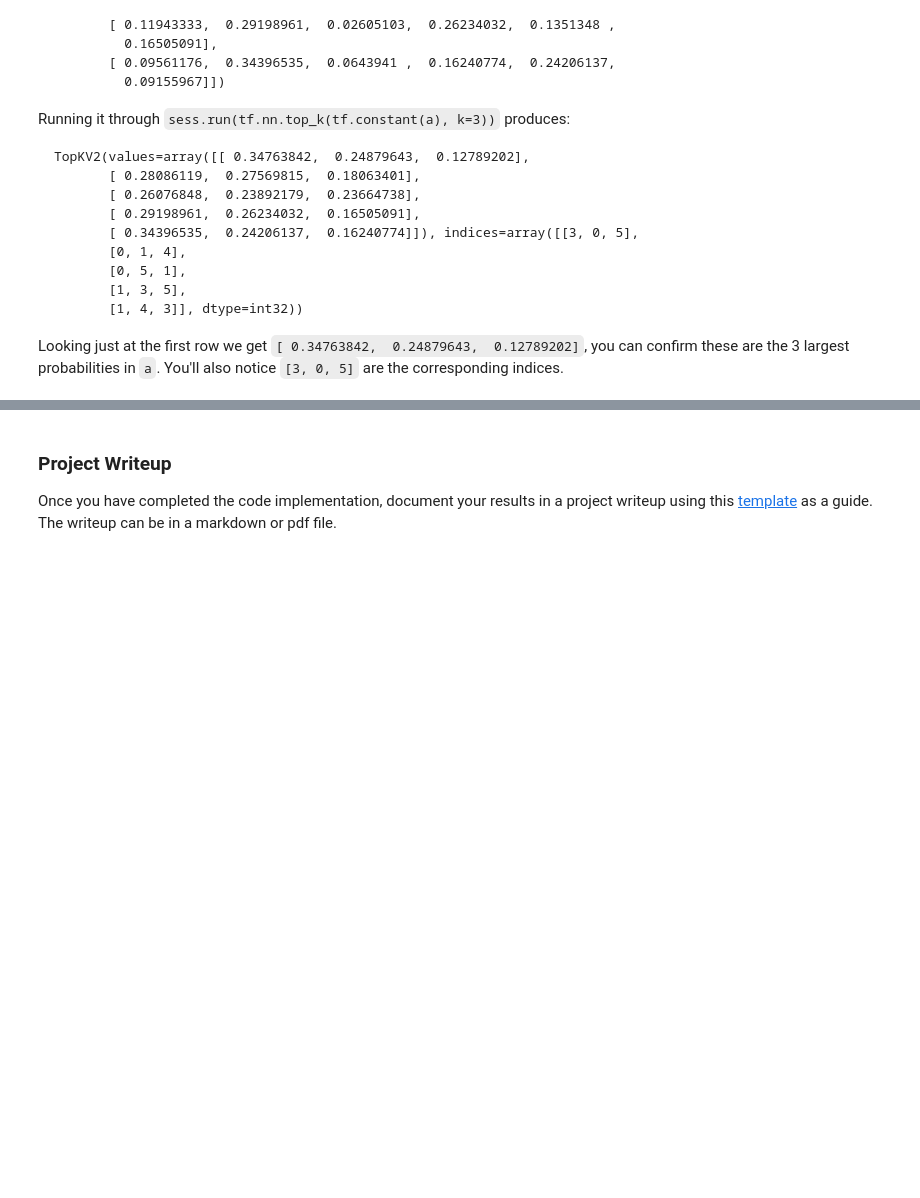
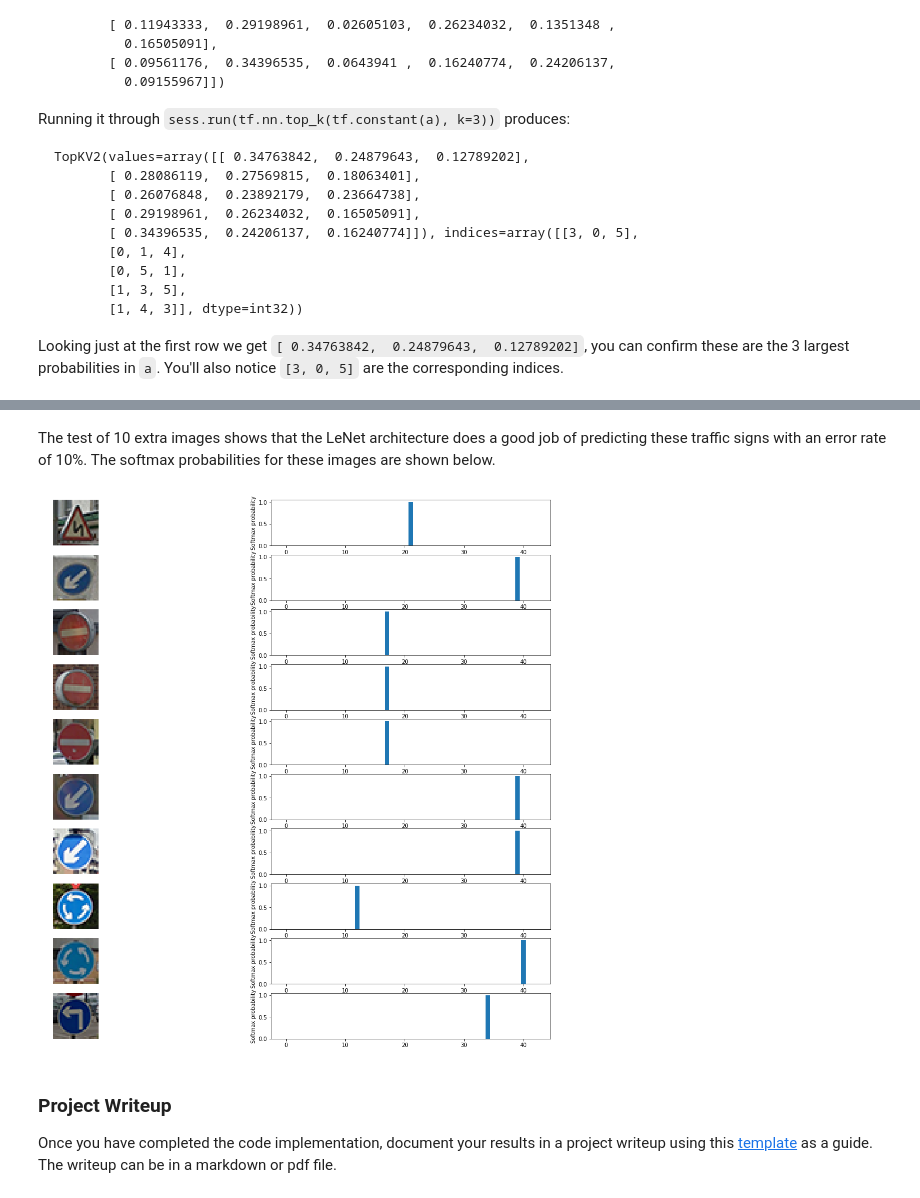
Before and after one commit to ysonggit/CarND-Traffic-Sign-Classifier-Project, a Jupyter notebook: Traffic_Sign_Classifier.ipynb, the cells around one changed output, grey strips where cells are left out. Cells and saved outputs as stored; diff of their text form; code cells hidden in the pictures; blank space fills up the shorter version.

```diff
--- a/Traffic_Sign_Classifier.ipynb
+++ b/Traffic_Sign_Classifier.ipynb
@@ -642,3 +672,18 @@ INFO:tensorflow:Restoring parameters from ./lenet
+# %% [markdown]
+The test of 10 extra images shows that the LeNet architecture does a good job of predicting these traffic signs with an error rate of 10%. The softmax probabilities for these images are shown below.
+# %%
+# 23
+fig, ax = plt.subplots(10, 2, figsize=(20, 18))
+ax = ax.flatten()
+for i in range(len(my_softmax_logits)*2):
+    if i%2 == 0:
+        ax[i].axis('off')
+        ax[i].imshow(cv2.cvtColor(extra_images[i//2], cv2.COLOR_BGR2RGB))
+    else:
+        ax[i].bar(np.arange(n_classes), my_softmax_logits[(i-1)//2])
+        ax[i].set_ylabel('Softmax probability')
+# %% [output]
+[figure, added]
 # %% [markdown]
 ### Project Writeup
 
```
Also changed, not shown: parts of 17 cells of this notebook, 4 other files.
